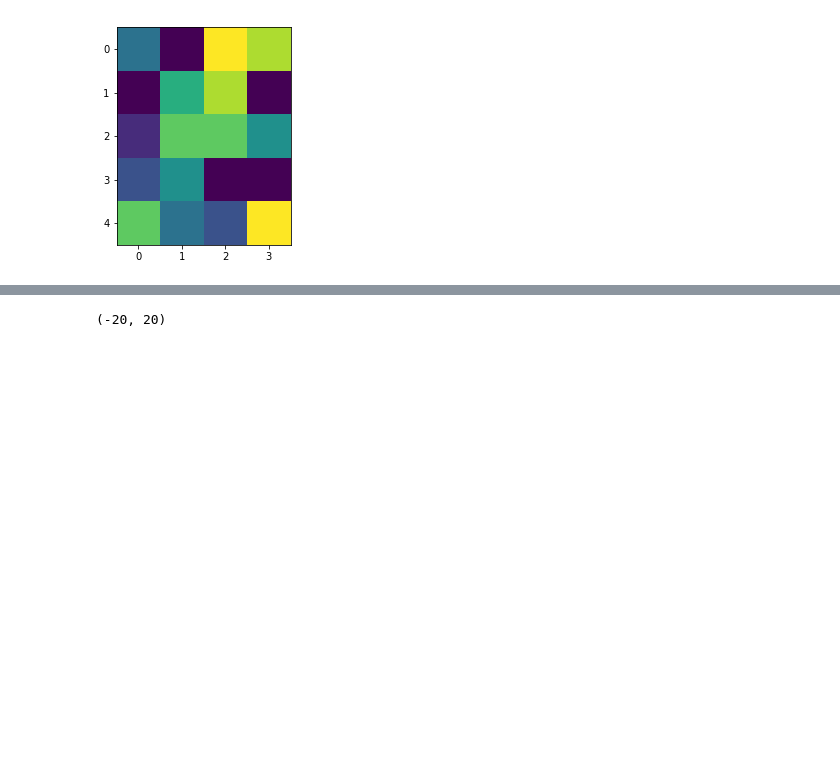
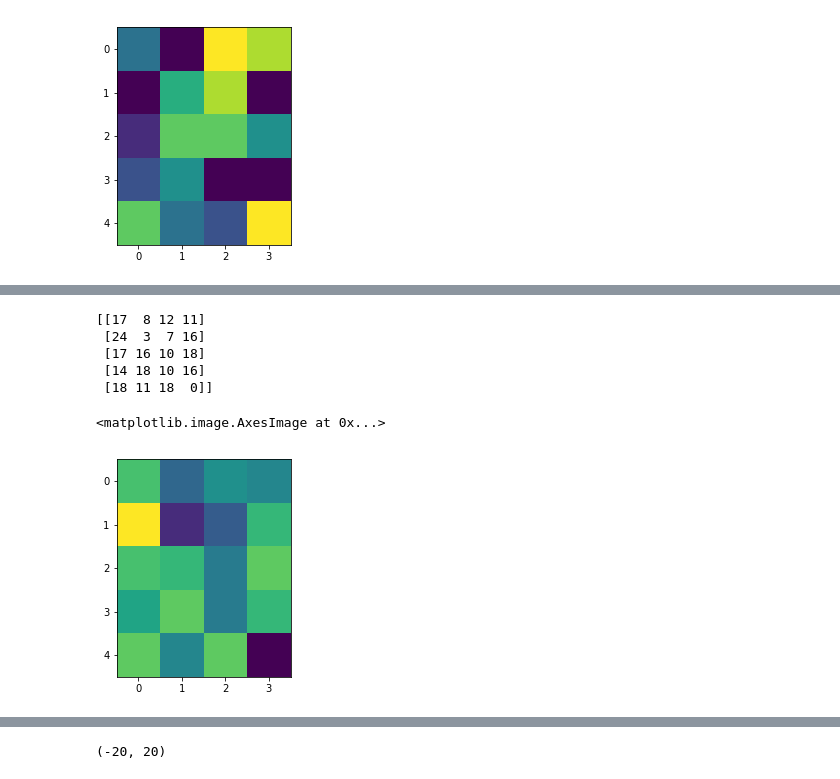
Before and after one commit to bparment1/spatial_optimization_and_suitability, a Jupyter notebook: optimization_suitability_example.ipynb, the cells around one changed output, grey strips where cells are left out. Drawn from its saved outputs; the diff is of its cells as text; code cells hidden in the pictures; blank space fills up the shorter version.

```diff
--- a/optimization_suitability_example.ipynb
+++ b/optimization_suitability_example.ipynb
@@ -174,0 +163,37 @@ ax.plot(x, y)
+# %%
+# Generate Ski resort suitability
+
+f1_ski = [5,8,0,1,
+          8,3,1,8,
+          7,2,2,4,
+          6,4,8,8,
+          2,5,6,0]
+
+f2_ski = [6,0,6,5,
+          8,0,3,4,
+          5,7,4,7,
+          4,7,1,4,
+          8,3,6,0]
+
+f1_ski = np.asarray(f1_ski)
+f2_ski = np.asarray(f2_ski)
+
+r_ski_s = f2_ski.reshape((5,4))         # slope map
+plt.imshow (r_ski_s)
+r_ski_d = f1_ski.reshape((5,4))         # distance map
+plt.imshow (r_ski_d)
+
+r_suitability_ski = 1*r_ski_d +2*r_ski_s
+#r_suitability_ski = np.add(1*r_d,2*r_s)
+
+print(r_suitability_ski)
+plt.imshow(r_suitability_ski)
+# note cell [1,1] is 17= 1*5 + 2*6
+# %% [output]
+[[17  8 12 11]
+ [24  3  7 16]
+ [17 16 10 18]
+ [14 18 10 16]
+ [18 11 18  0]]
+<matplotlib.image.AxesImage at 0x...>
+[figure, added]
```
Also changed, not shown: parts of 15 cells of this notebook.
